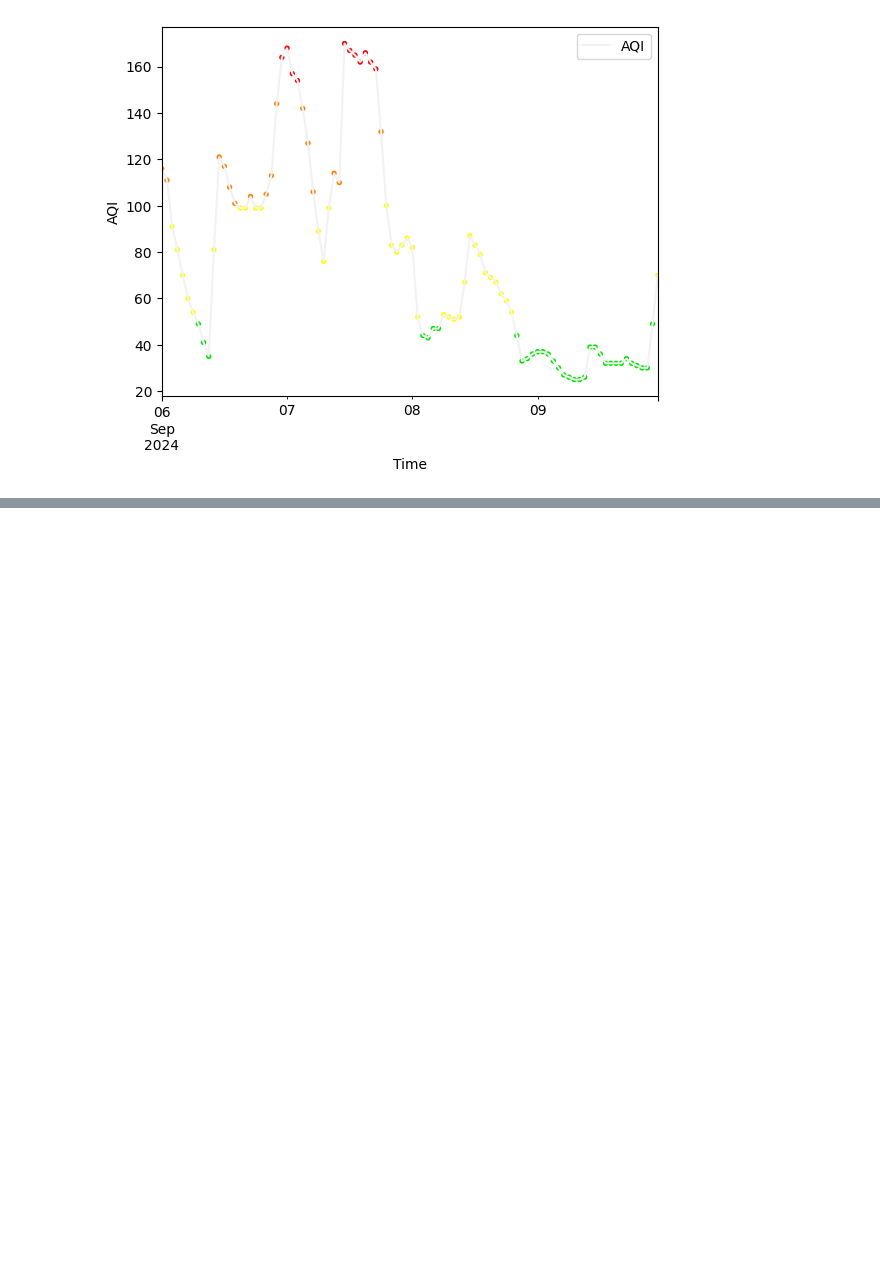
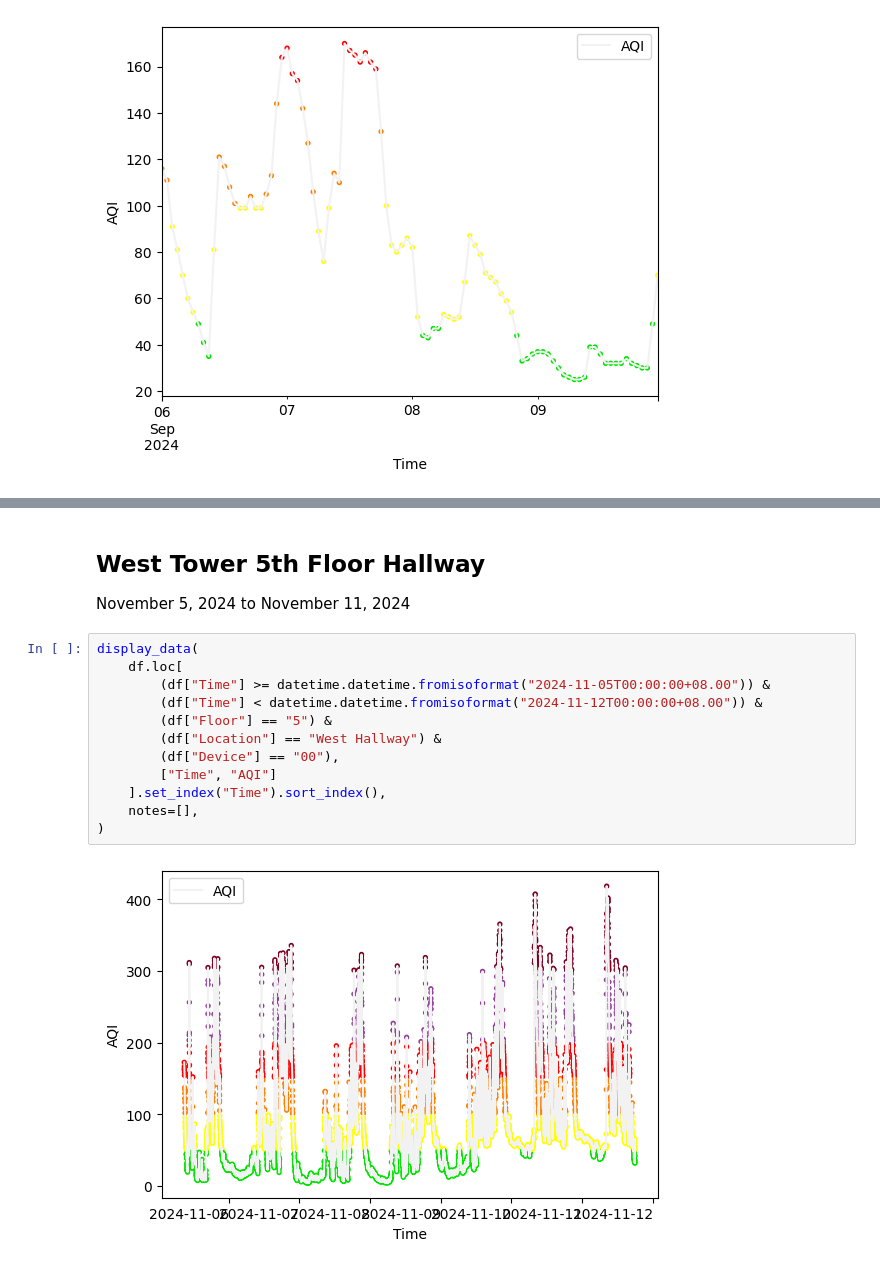
Before and after one commit to jackgene/trellis-aq, a Jupyter notebook: Air Quality Analysis.ipynb, the cells around one changed output, grey strips where cells are left out. Cells and saved outputs as stored; diff of their text form; blank space fills up the shorter version.

```diff
--- a/Air Quality Analysis.ipynb
+++ b/Air Quality Analysis.ipynb
@@ -194,0 +199,17 @@ display_data(
+# %% [markdown]
+## West Tower 5th Floor Hallway
+November 5, 2024 to November 11, 2024
+# %%
+display_data(
+    df.loc[
+        (df["Time"] >= datetime.datetime.fromisoformat("2024-11-05T00:00:00+08.00")) &
+        (df["Time"] < datetime.datetime.fromisoformat("2024-11-12T00:00:00+08.00")) &
+        (df["Floor"] == "5") &
+        (df["Location"] == "West Hallway") &
+        (df["Device"] == "00"),
+        ["Time", "AQI"]
+    ].set_index("Time").sort_index(),
+    notes=[],
+)
+# %% [output]
+[figure, added]
```
Also changed, not shown: parts of 3 cells of this notebook.
